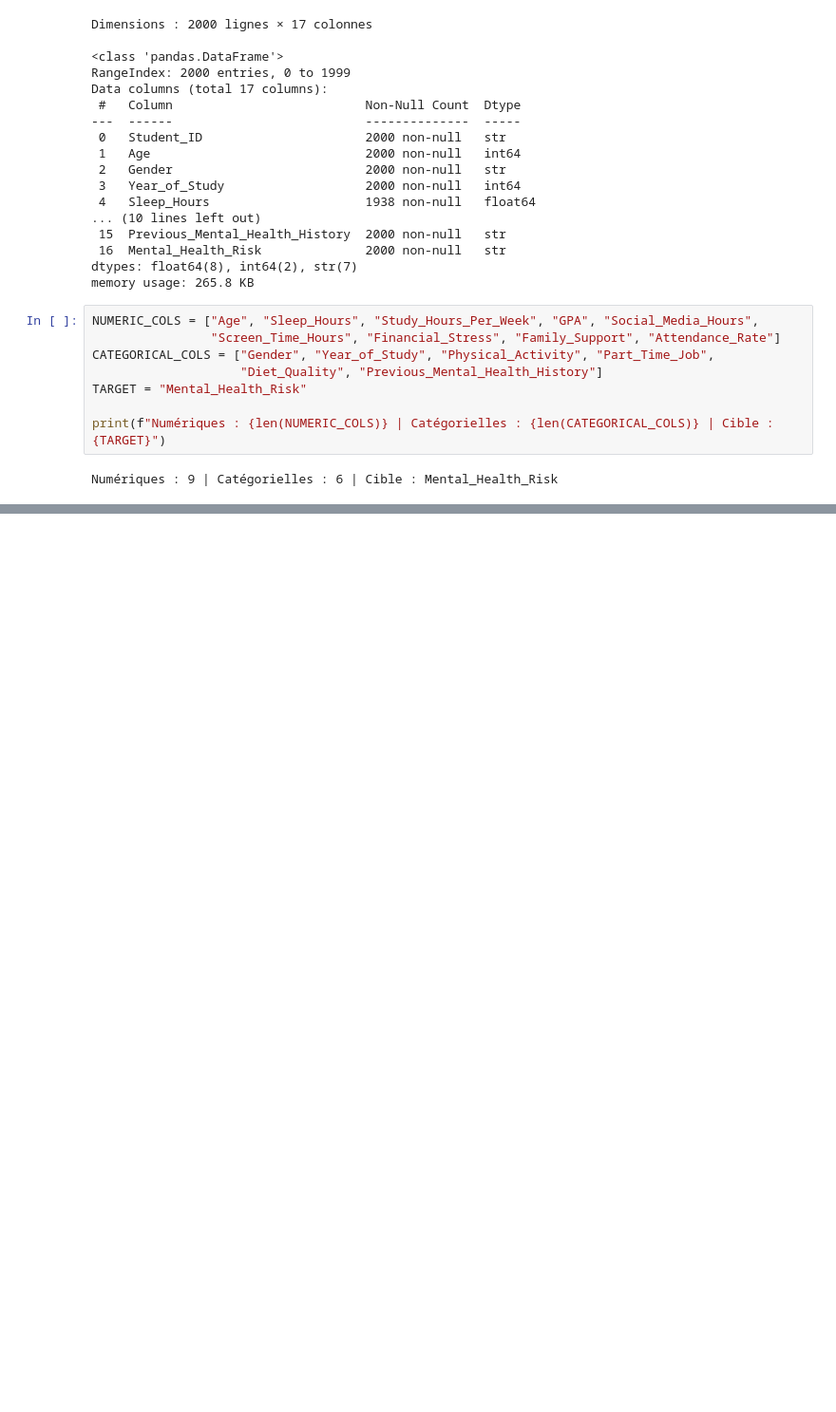
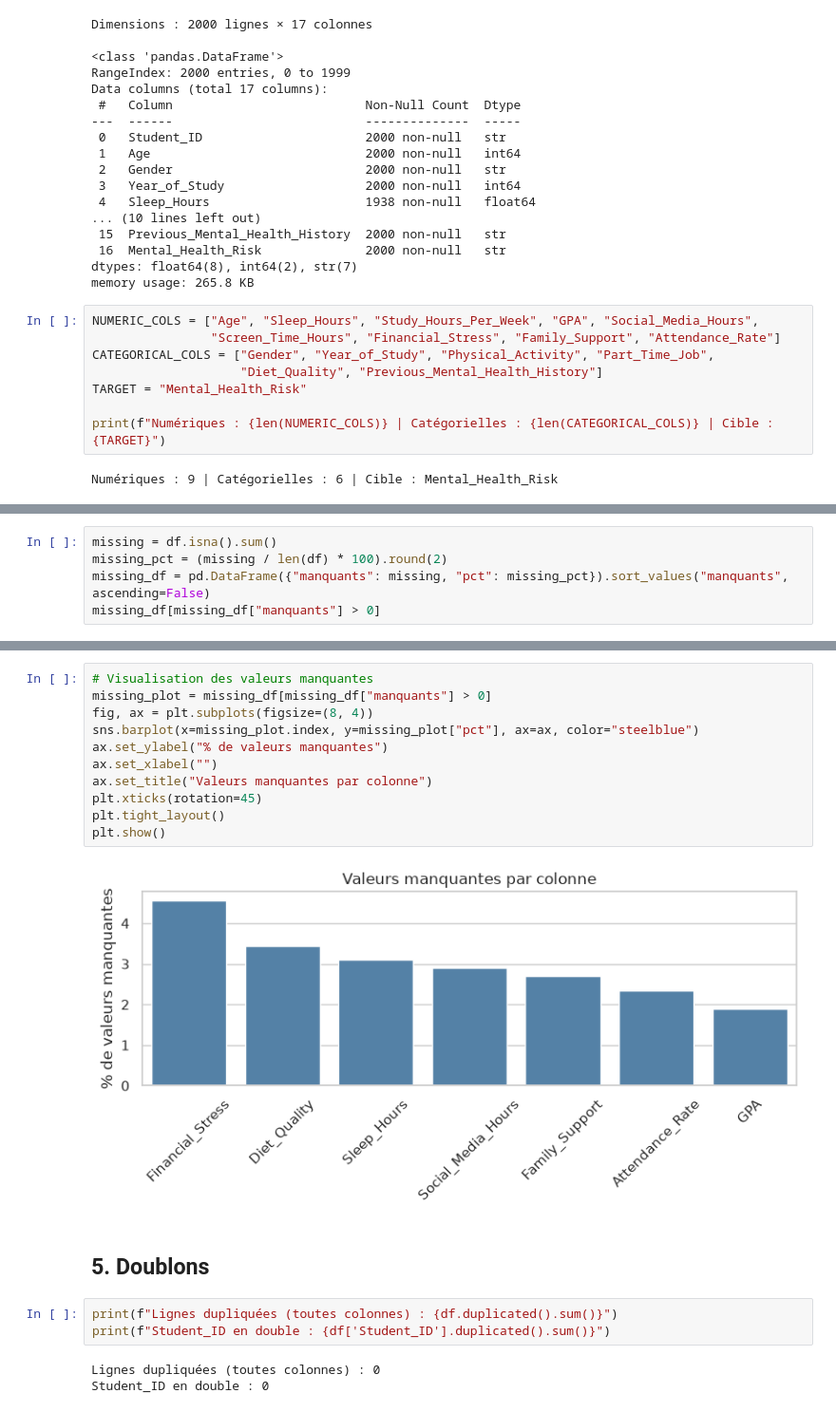
Before and after one commit to MohamedRahoumi/Pr-diction-du-risque-de-sant-mentale-chez-les-tudiants, a Jupyter notebook: notebooks/1-eda.ipynb, the cells around one changed output, grey strips where cells are left out. Shown at 95% size. Cells and saved outputs as stored; diff of their text form; blank space fills up the shorter version.

```diff
--- a/notebooks/1-eda.ipynb
+++ b/notebooks/1-eda.ipynb
@@ -60,0 +87,5 @@ Numériques : 9 | Catégorielles : 6 | Cible : Mental_Health_Risk
+# %%
+missing = df.isna().sum()
+missing_pct = (missing / len(df) * 100).round(2)
+missing_df = pd.DataFrame({"manquants": missing, "pct": missing_pct}).sort_values("manquants", ascending=False)
+missing_df[missing_df["manquants"] > 0]
@@ -60,0 +101,21 @@ Numériques : 9 | Catégorielles : 6 | Cible : Mental_Health_Risk
+# %%
+# Visualisation des valeurs manquantes
+missing_plot = missing_df[missing_df["manquants"] > 0]
+fig, ax = plt.subplots(figsize=(8, 4))
+sns.barplot(x=missing_plot.index, y=missing_plot["pct"], ax=ax, color="steelblue")
+ax.set_ylabel("% de valeurs manquantes")
+ax.set_xlabel("")
+ax.set_title("Valeurs manquantes par colonne")
+plt.xticks(rotation=45)
+plt.tight_layout()
+plt.show()
+# %% [output]
+[figure, added]
+# %% [markdown]
+## 5. Doublons
+# %%
+print(f"Lignes dupliquées (toutes colonnes) : {df.duplicated().sum()}")
+print(f"Student_ID en double : {df['Student_ID'].duplicated().sum()}")
+# %% [output]
+Lignes dupliquées (toutes colonnes) : 0
+Student_ID en double : 0
```
Also changed, not shown: parts of 5 cells of this notebook.
